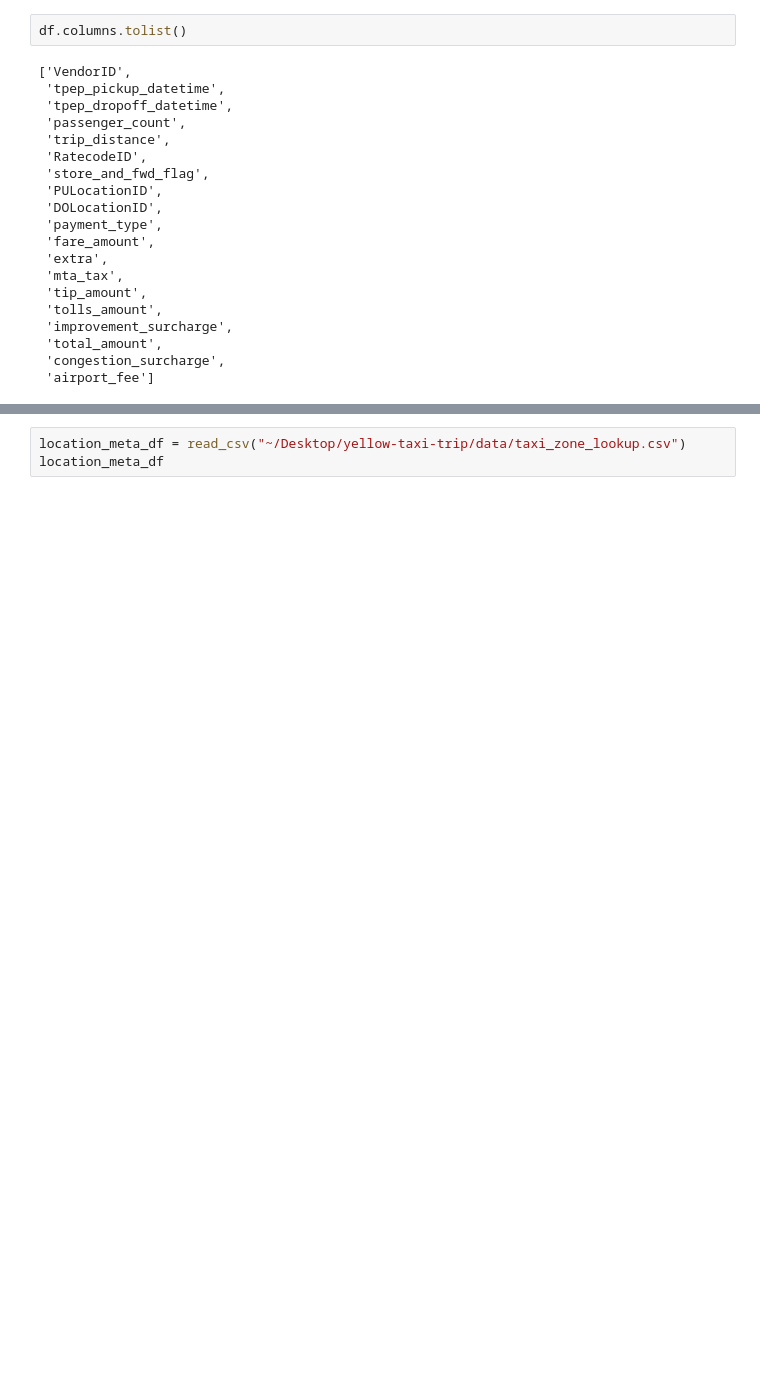
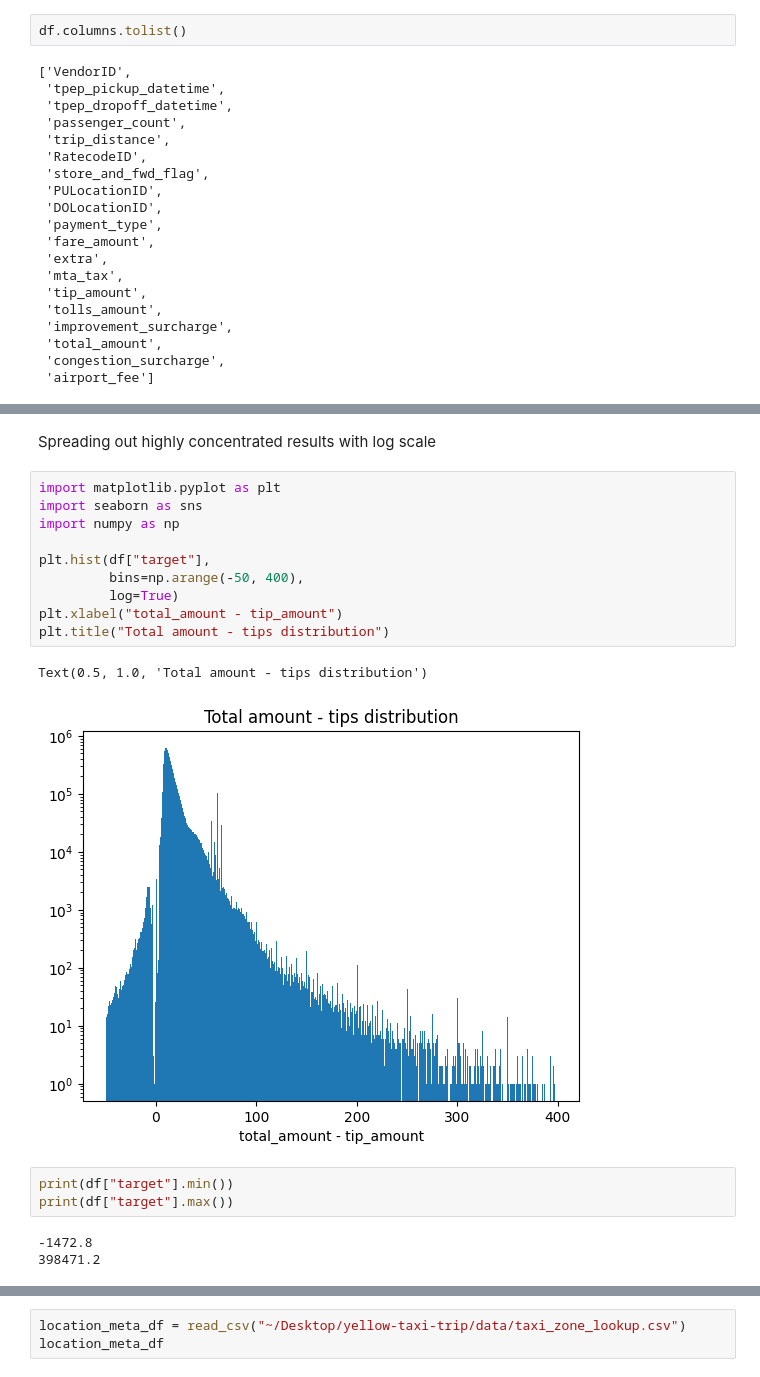
Before and after one commit to ervalinskas/yellow-taxi-trip, a Jupyter notebook: notebooks/eta.ipynb, the cells around one changed output, grey strips where cells are left out. Cells and saved outputs as stored; diff of their text form; blank space fills up the shorter version.

```diff
--- a/notebooks/eta.ipynb
+++ b/notebooks/eta.ipynb
@@ -106,0 +208,21 @@ Food for thought:
+# %% [markdown]
+Spreading out highly concentrated results with log scale
+# %%
+import matplotlib.pyplot as plt
+import seaborn as sns
+import numpy as np
+
+plt.hist(df["target"],
+         bins=np.arange(-50, 400),
+         log=True)
+plt.xlabel("total_amount - tip_amount")
+plt.title("Total amount - tips distribution")
+# %% [output]
+Text(0.5, 1.0, 'Total amount - tips distribution')
+[figure, added]
+# %%
+print(df["target"].min())
+print(df["target"].max())
+# %% [output]
+-1472.8
+398471.2
```
Also changed, not shown: parts of 43 cells of this notebook.
